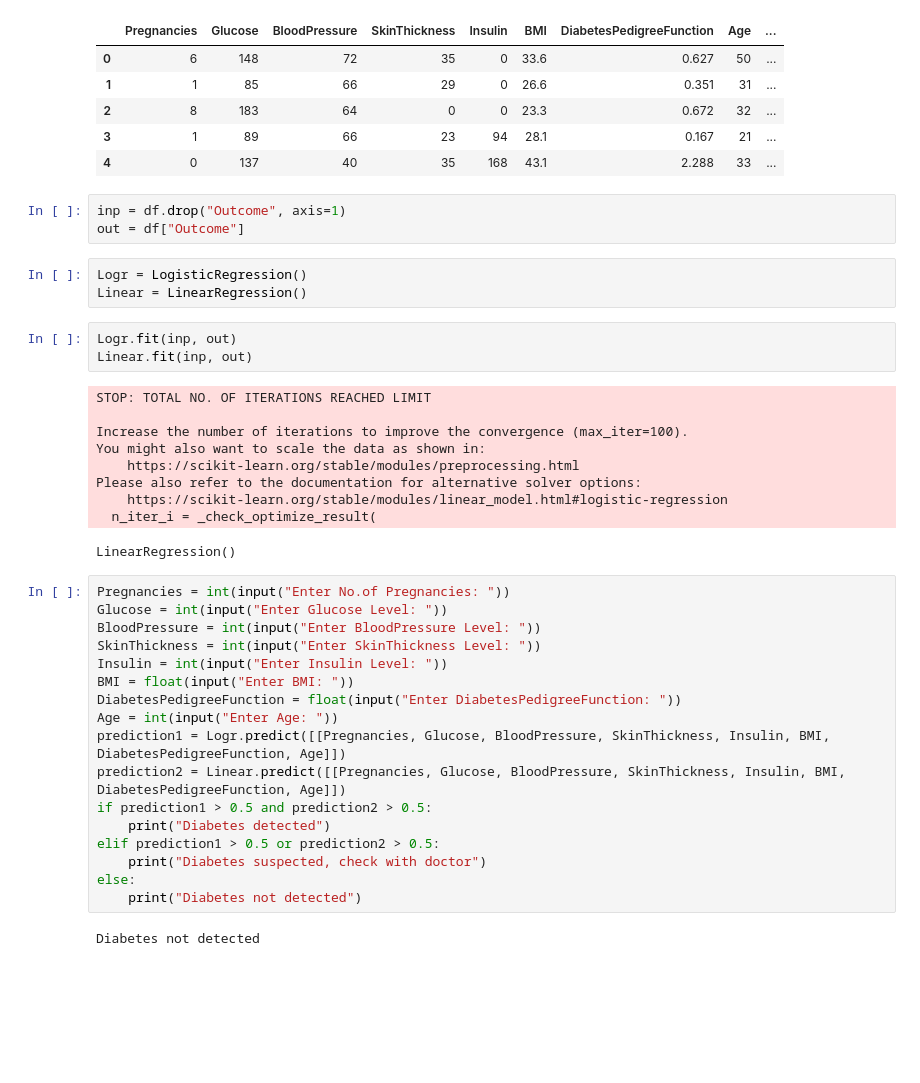
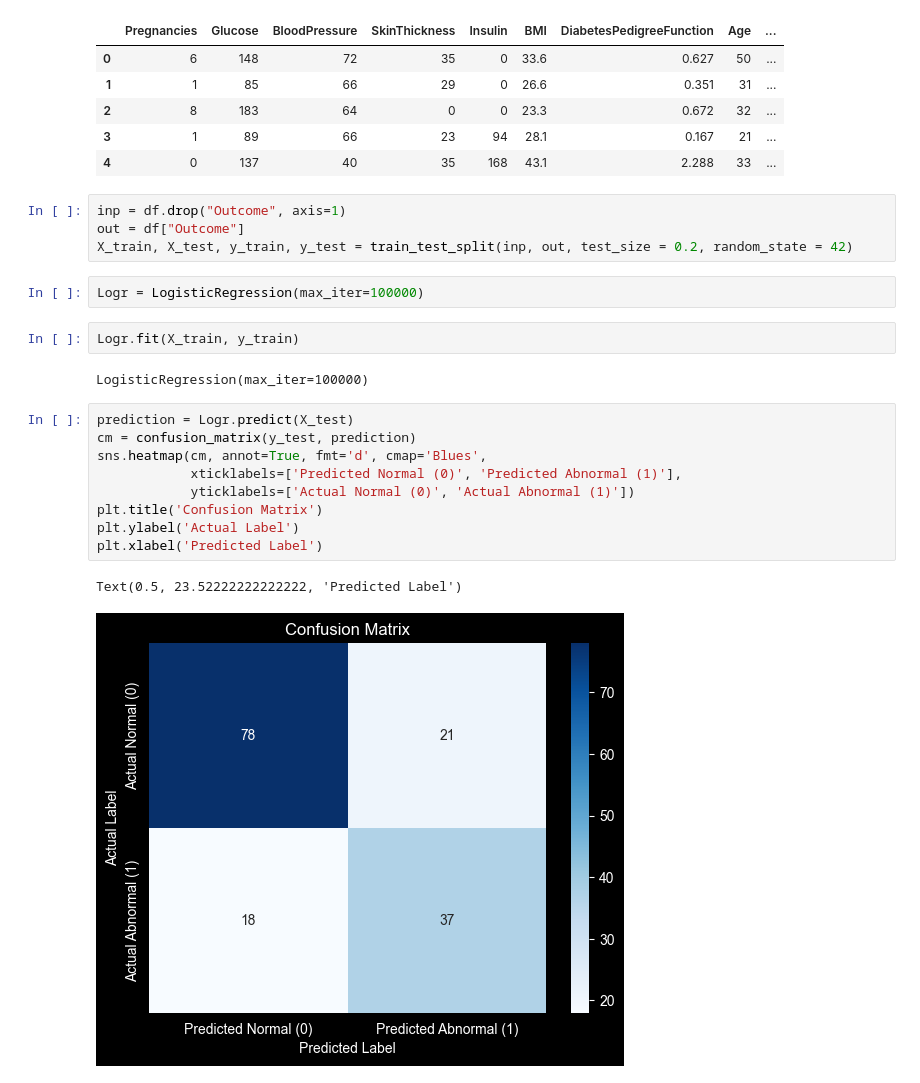
Before and after one commit to GOATjo-soloz/mltraining, a Jupyter notebook: Diabetes-Prediction-Logistic-Regression-Binary-Classifier/diabetes_prediction.ipynb, the cells around one changed output. Drawn from its saved outputs; the diff is of its cells as text; blank space fills up the shorter version.

```diff
--- a/Diabetes-Prediction-Logistic-Regression-Binary-Classifier/diabetes_prediction.ipynb
+++ b/Diabetes-Prediction-Logistic-Regression-Binary-Classifier/diabetes_prediction.ipynb
@@ -34,38 +38,22 @@ df.head()
 # %%
 inp = df.drop("Outcome", axis=1)
 out = df["Outcome"]
+X_train, X_test, y_train, y_test = train_test_split(inp, out, test_size = 0.2, random_state = 42)
 # %%
-Logr = LogisticRegression()
-Linear = LinearRegression()
+Logr = LogisticRegression(max_iter=100000)
 # %%
-Logr.fit(inp, out)
-Linear.fit(inp, out)
+Logr.fit(X_train, y_train)
 # %% [output]
-STOP: TOTAL NO. OF ITERATIONS REACHED LIMIT
-
-Increase the number of iterations to improve the convergence (max_iter=100).
-You might also want to scale the data as shown in:
-    https://scikit-learn.org/stable/modules/preprocessing.html
-Please also refer to the documentation for alternative solver options:
-    https://scikit-learn.org/stable/modules/linear_model.html#logistic-regression
-  n_iter_i = _check_optimize_result(
+LogisticRegression(max_iter=100000)
-LinearRegression()
-# %%
-Pregnancies = int(input("Enter No.of Pregnancies: "))
-Glucose = int(input("Enter Glucose Level: "))
-BloodPressure = int(input("Enter BloodPressure Level: "))
-SkinThickness = int(input("Enter SkinThickness Level: "))
-Insulin = int(input("Enter Insulin Level: "))
-BMI = float(input("Enter BMI: "))
-DiabetesPedigreeFunction = float(input("Enter DiabetesPedigreeFunction: "))
-Age = int(input("Enter Age: "))
-prediction1 = Logr.predict([[Pregnancies, Glucose, BloodPressure, SkinThickness, Insulin, BMI, DiabetesPedigreeFunction, Age]])
-prediction2 = Linear.predict([[Pregnancies, Glucose, BloodPressure, SkinThickness, Insulin, BMI, DiabetesPedigreeFunction, Age]])
-if prediction1 > 0.5 and prediction2 > 0.5:
-    print("Diabetes detected")
-elif prediction1 > 0.5 or prediction2 > 0.5:
-    print("Diabetes suspected, check with doctor")
-else:
-    print("Diabetes not detected")
-# %% [output]
-Diabetes not detected
+# %%
+prediction = Logr.predict(X_test)
+cm = confusion_matrix(y_test, prediction)
+sns.heatmap(cm, annot=True, fmt='d', cmap='Blues',
+            xticklabels=['Predicted Normal (0)', 'Predicted Abnormal (1)'],
+            yticklabels=['Actual Normal (0)', 'Actual Abnormal (1)'])
+plt.title('Confusion Matrix')
+plt.ylabel('Actual Label')
+plt.xlabel('Predicted Label')
+# %% [output]
+Text(0.5, 23.52222222222222, 'Predicted Label')
+[figure, added]
```
Also changed, not shown: parts of 1 cell of this notebook, 4 other files.
